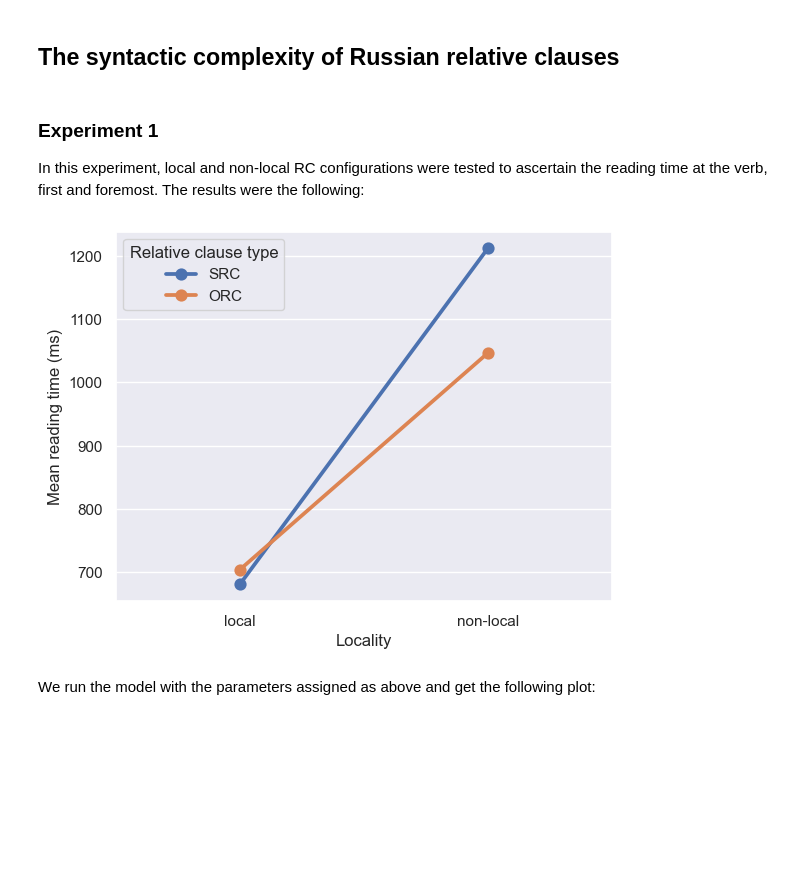
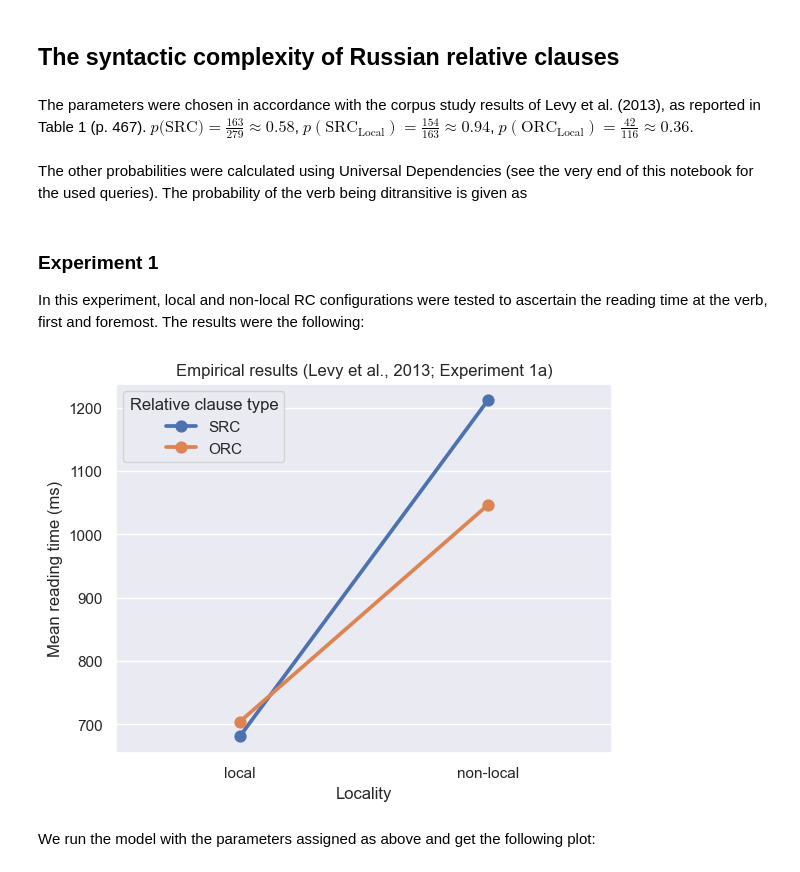
Before and after one commit to johen12/toylossy, a Jupyter notebook: toylossy_demo.ipynb, the cells around one changed output. Cells and saved outputs as stored; diff of their text form; code cells hidden in the pictures; blank space fills up the shorter version.

```diff
--- a/toylossy_demo.ipynb
+++ b/toylossy_demo.ipynb
@@ -30,16 +36,20 @@ model_russian = toylossy.LCModel(pcfg_russian, del_rate)
+# %% [markdown]
+The parameters were chosen in accordance with the corpus study results of Levy et al. (2013), as reported in Table 1 (p. 467). $p(\text{SRC)}=\frac{163}{279}\approx 0.58$, $p(\text{SRC}_\text{Local})=\frac{154}{163}\approx 0.94$, $p(\text{ORC}_\text{Local})=\frac{42}{116}\approx 0.36$.
+# %% [markdown]
+The other probabilities were calculated using Universal Dependencies (see the very end of this notebook for the used queries). The probability of the verb being ditransitive is given as
 # %% [markdown]
 ### Experiment 1
 In this experiment, local and non-local RC configurations were tested to ascertain the reading time at the verb, first and foremost. The results were the following:
 # %%
 sns.set_theme()
 
 sns.pointplot(expdata.levy_exp1a_verb,
               x = "Locality",
               y = "Mean reading time (ms)",
               hue = "Relative clause type"
-);
+).set_title("Empirical results (Levy et al., 2013; Experiment 1a)");
 # %% [output]
-[figure, old version]
+[figure, new version]
 # %% [markdown]
 We run the model with the parameters assigned as above and get the following plot:
 # %%
```
Also changed, not shown: parts of 37 cells of this notebook, 3 other files.
